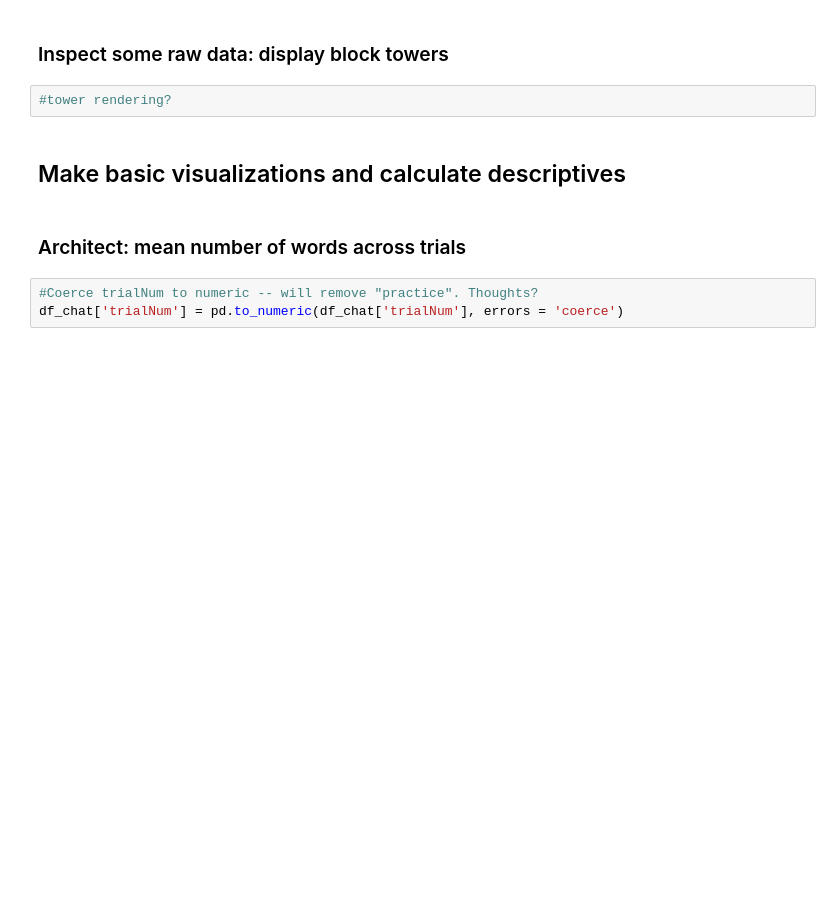
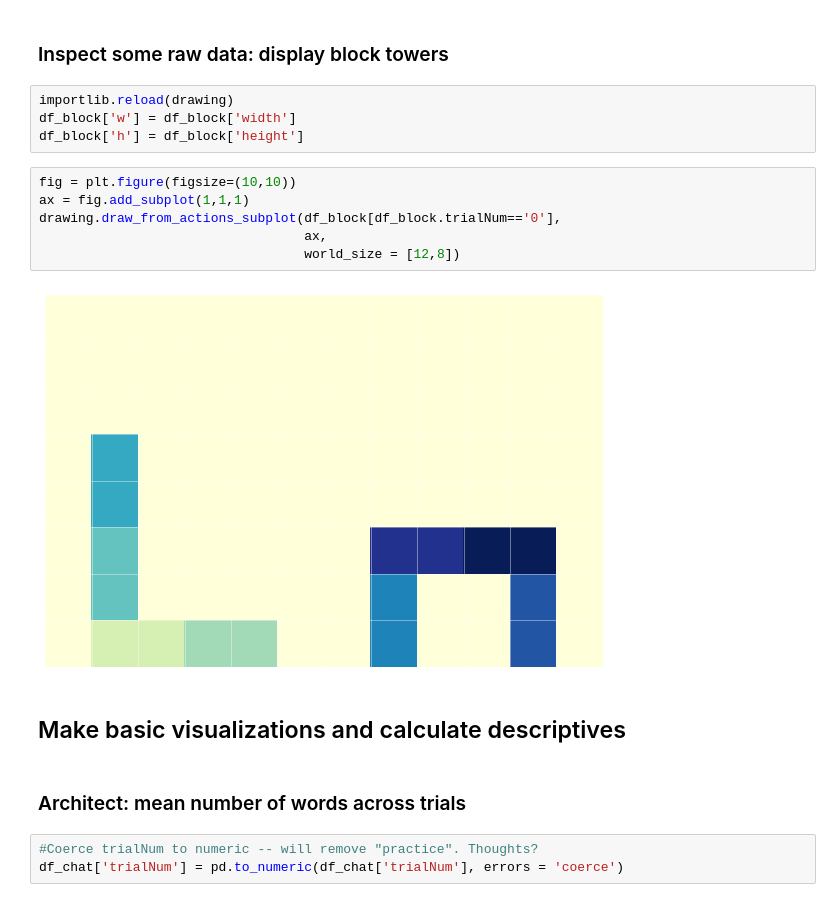
Before and after one commit to cogtoolslab/compositional-abstractions, a Jupyter notebook: analysis/compabs_analysis.ipynb, the cells around one changed output. Cells and saved outputs as stored; diff of their text form; blank space fills up the shorter version.

Commit message:
render block tower

```diff
--- a/analysis/compabs_analysis.ipynb
+++ b/analysis/compabs_analysis.ipynb
@@ -272,8 +281,18 @@ df_chat.head(2)
 | 1 | 1 | 5ef3a6399bd44a067577f506 | livetest0 | 1560-7c8a5938-8ca4-4d37-8a0d-a600... | 1.593026e+12 | 33L7PJKHCKYV51US1KPA7UKWIPO8TH | L | Pi | 0 | ... |
 # %% [markdown]
 ### Inspect some raw data: display block towers
-# %%
-#tower rendering?
+# %%
+importlib.reload(drawing)
+df_block['w'] = df_block['width']
+df_block['h'] = df_block['height']
+# %%
+fig = plt.figure(figsize=(10,10))
+ax = fig.add_subplot(1,1,1)
+drawing.draw_from_actions_subplot(df_block[df_block.trialNum=='0'],
+                                  ax,
+                                  world_size = [12,8])
+# %% [output]
+[figure, added]
 # %% [markdown]
 ## Make basic visualizations and calculate descriptives
 # %% [markdown]
```
Also changed, not shown: parts of 2 cells of this notebook.
